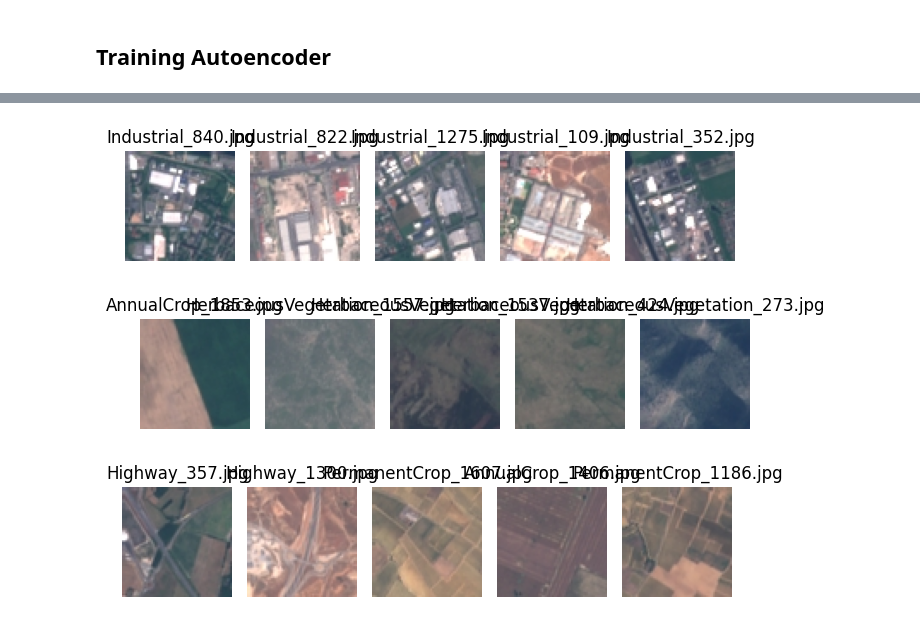
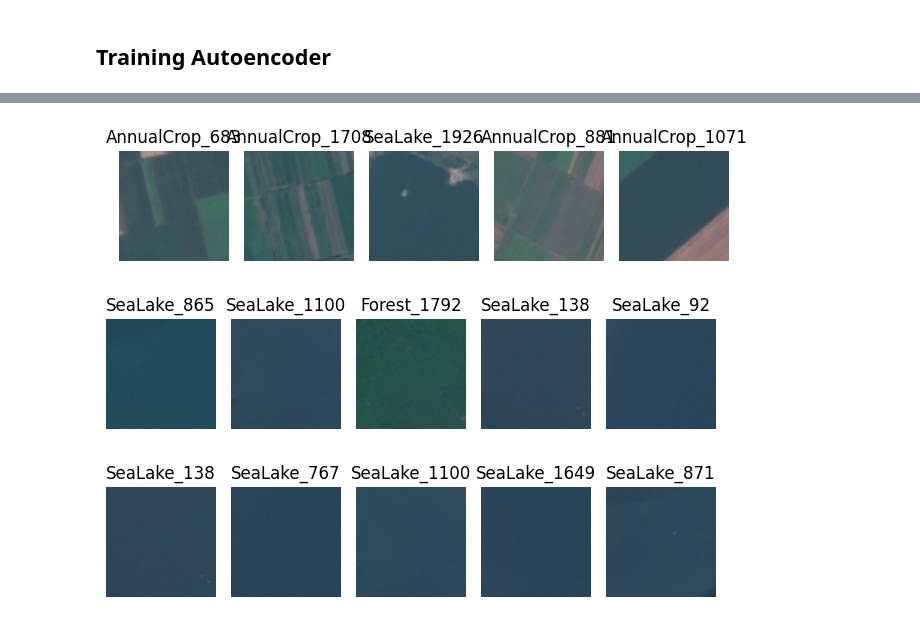
Before and after one commit to DiegoMont/deep-learning-research, a Jupyter notebook: feature-extraction/resnet_autoencoder.ipynb, the cells around one changed output, grey strips where cells are left out. Saved outputs shown, nothing was run; the diff lists cells and outputs as text; code cells hidden in the pictures.

```diff
--- a/feature-extraction/resnet_autoencoder.ipynb
+++ b/feature-extraction/resnet_autoencoder.ipynb
@@ -324,7 +375,7 @@ from sklearn.neighbors import NearestNeighbors
 
 
 image_embeddings = []
-images = DataLoader(trainset, batch_size=1, shuffle=False, num_workers=2)
+images = DataLoader(validationset, batch_size=1, shuffle=False, num_workers=2)
 autoencoder.eval()
 with torch.no_grad():
     for data in images:
@@ -370,12 +463,18 @@ plot_images(trainset, indices[7])
 # %% [markdown]
 ## Training Autoencoder
+# %%
+from torchvision.models.resnet import ResNet50_Weights
+
+
+autoencoder = ResNetAutoEncoder(pretrained_weights=ResNet50_Weights.IMAGENET1K_V1)
+autoencoder = autoencoder.to(device)
 # %%
 from torch.nn import MSELoss
 from torch.optim import SGD
 
 
-EPOCHS = 2
-LEARNING_RATE = 0.00001
+EPOCHS = 50
+LEARNING_RATE = 0.0001#0.00001
 
 criterion = MSELoss()
 optimizer = SGD(autoencoder.parameters(), lr=LEARNING_RATE, momentum=0.9)
@@ -391,12 +490,11 @@ for epoch in range(1, EPOCHS + 1):
         loss = criterion(outputs, labels)
         loss.backward()
         optimizer.step()
-        optimizer.zero_grad()
         running_loss += loss.item()
     val_loss = 0
     autoencoder.eval()
     with torch.no_grad():
-        for i, data in enumerate(test_loader):
+        for i, data in enumerate(validation_loader):
             images, labels = data[0].to(device), data[1].to(device)
             outputs = autoencoder(images, False)
             loss = criterion(outputs, labels)
@@ -410,0 +513,7 @@ print_loss_history(train_loss, validation_loss)
+# %%
+autoencoder.eval()
+with torch.no_grad():
+    validation_image, _ = validationset[27]
+    validation_image = validation_image.to(device)
+    outputs = autoencoder(images, False)[0]
+imshow(outputs.cpu())
@@ -453,14 +564,14 @@ with torch.no_grad():
         outputs = autoencoder(images)
         queries.append(outputs[0].cpu())
 # %%
-plot_images(trainset, indices[8])
+plot_images(trainset, indices[QUERY_1_IDX])
 # %% [output]
-[figure, old version]
+[figure, new version]
 # %%
-plot_images(trainset, indices[1])
+plot_images(trainset, indices[QUERY_2_IDX])
 # %% [output]
-[figure, old version]
+[figure, new version]
 # %%
-plot_images(trainset, indices[7])
+plot_images(trainset, indices[QUERY_3_IDX])
 # %% [output]
-[figure, old version]
+[figure, new version]
```
Also changed, not shown: parts of 58 cells of this notebook.
